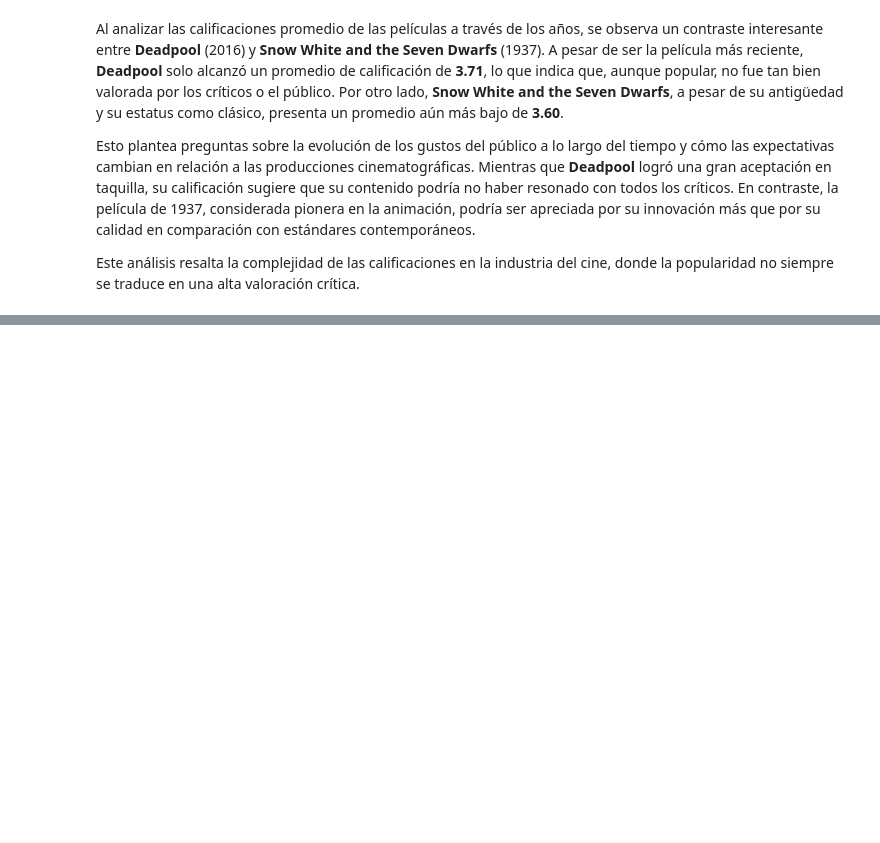
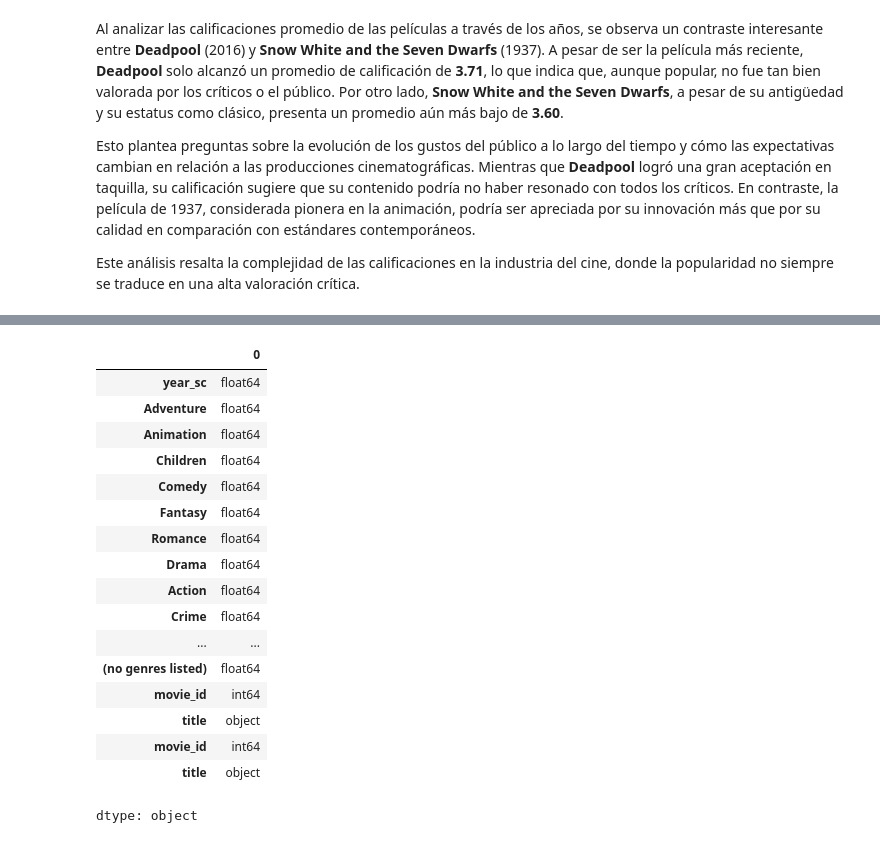
Before and after one commit to leidysguerrero120/Trabajo-Anal-tica-3---Marketing, a Jupyter notebook: Modelos_Marketing.ipynb, the cells around one changed output, grey strips where cells are left out. Cells and saved outputs as stored; diff of their text form; code cells hidden in the pictures; blank space fills up the shorter version.

```diff
--- a/Modelos_Marketing.ipynb
+++ b/Modelos_Marketing.ipynb
@@ -193,0 +625,21 @@ Este análisis resalta la complejidad de las calificaciones en la industria del
+# %%
+movies_dum2.dtypes
+# %% [output]
+|  | 0 |
+| year_sc | float64 |
+| Adventure | float64 |
+| Animation | float64 |
+| Children | float64 |
+| Comedy | float64 |
+| Fantasy | float64 |
+| Romance | float64 |
+| Drama | float64 |
+| Action | float64 |
+| Crime | float64 |
+| ... | ... |
+| (no genres listed) | float64 |
+| movie_id | int64 |
+| title | object |
+| movie_id | int64 |
+| title | object |
+dtype: object
```
Also changed, not shown: parts of 43 cells of this notebook.
